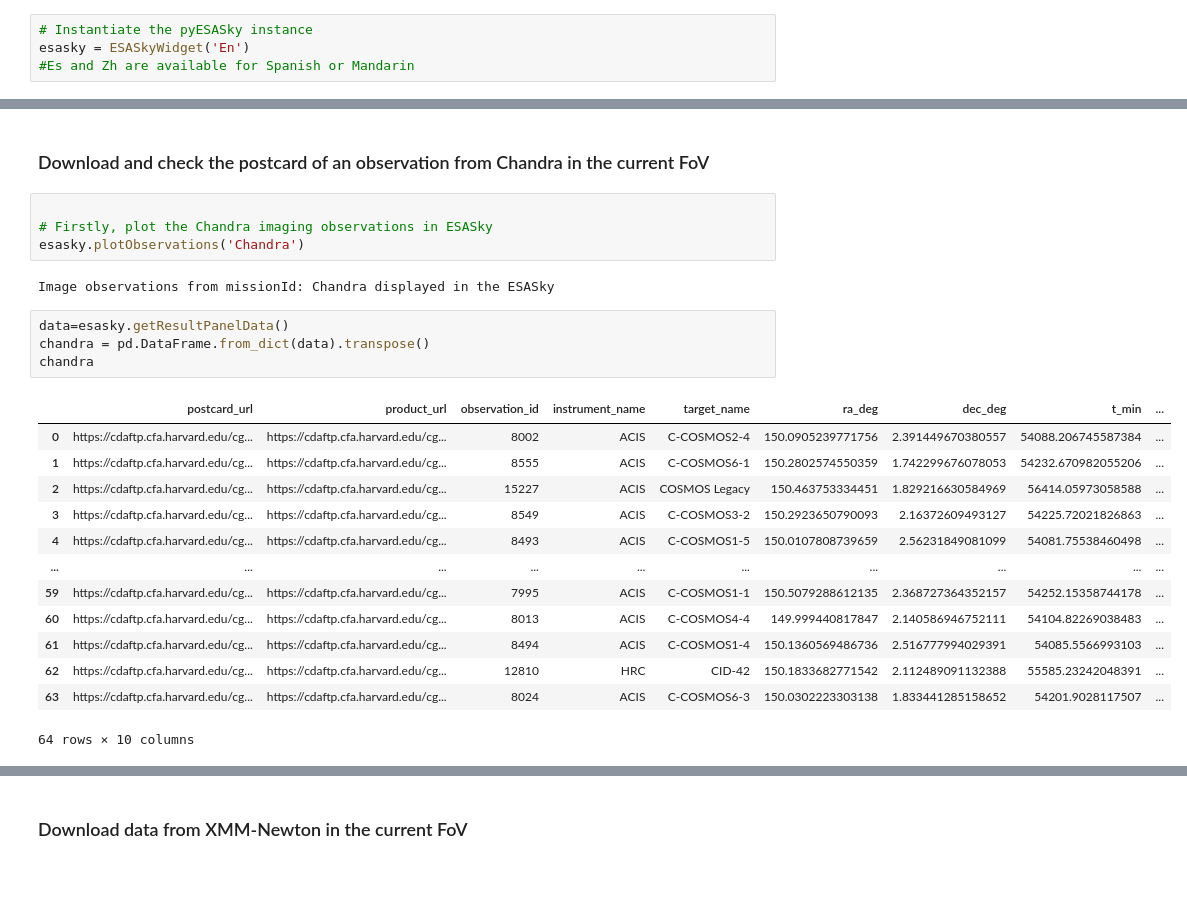
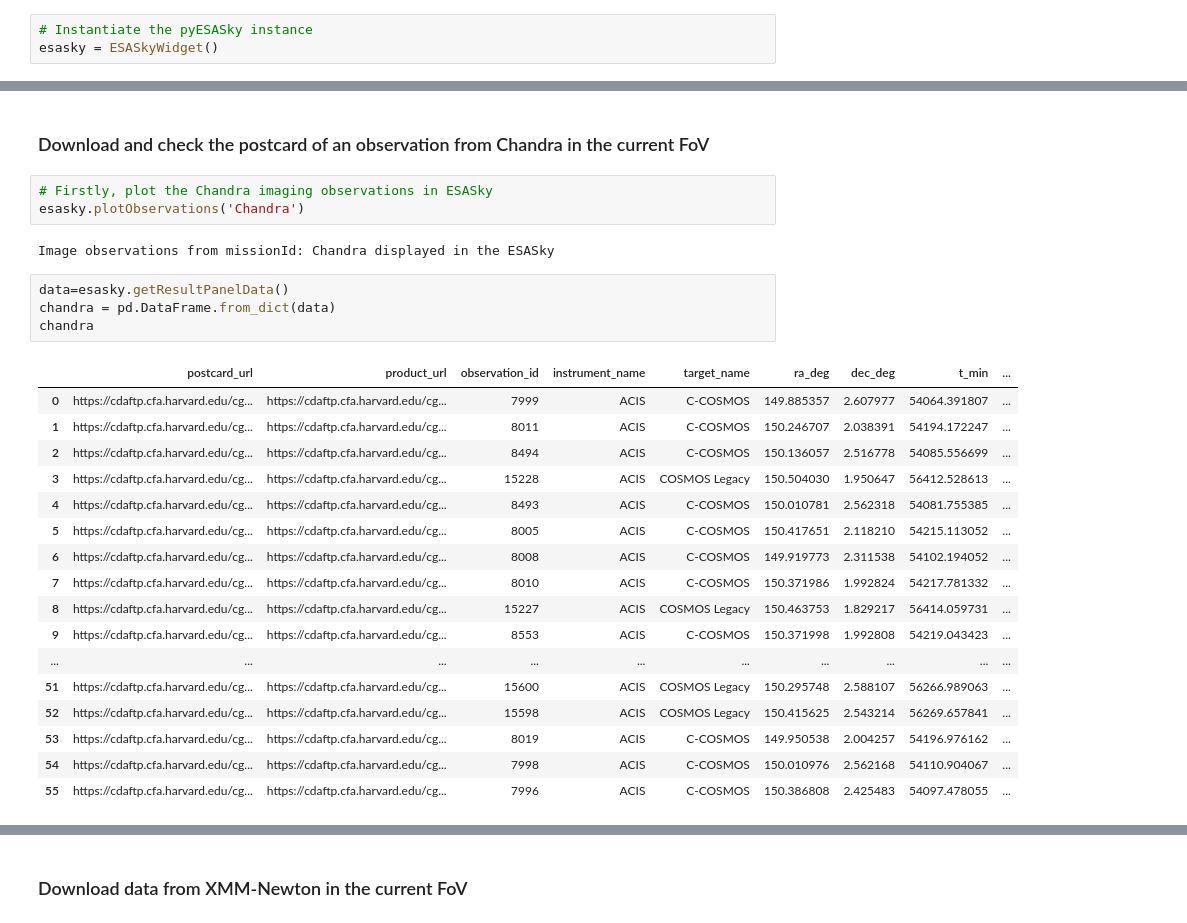
Before and after one commit to esdc-esac-esa-int/pyesasky, a Jupyter notebook: samples/What_can_you_do_with_pyESASky.ipynb, the cells around one changed output, grey strips where cells are left out. Cells and saved outputs as stored; diff of their text form; blank space fills up the shorter version.

```diff
--- a/samples/What_can_you_do_with_pyESASky.ipynb
+++ b/samples/What_can_you_do_with_pyESASky.ipynb
@@ -33,8 +33,7 @@ from pyesasky import MetadataType
 import pandas as pd
 # %%
 # Instantiate the pyESASky instance
-esasky = ESASkyWidget('En')
-#Es and Zh are available for Spanish or Mandarin
+esasky = ESASkyWidget()
 # %% [markdown]
 All of the functions are now documented. Use the IPython ? magic to read about the function. Use tab to complete function names etc:
 # %%
@@ -158,29 +157,32 @@ HPPSC100
 # %% [markdown]
 ### Download and check the postcard of an observation from Chandra in the current FoV
 # %%
-
 # Firstly, plot the Chandra imaging observations in ESASky
 esasky.plotObservations('Chandra')
 # %% [output]
 Image observations from missionId: Chandra displayed in the ESASky
 # %%
 data=esasky.getResultPanelData()
-chandra = pd.DataFrame.from_dict(data).transpose()
+chandra = pd.DataFrame.from_dict(data)
 chandra
 # %% [output]
 |  | postcard_url | product_url | observation_id | instrument_name | target_name | ra_deg | dec_deg | t_min | ... |
-| 0 | https://cdaftp.cfa.harvard.edu/cg... | https://cdaftp.cfa.harvard.edu/cg... | 8002 | ACIS | C-COSMOS2-4 | 150.0905239771756 | 2.391449670380557 | 54088.206745587384 | ... |
-| 1 | https://cdaftp.cfa.harvard.edu/cg... | https://cdaftp.cfa.harvard.edu/cg... | 8555 | ACIS | C-COSMOS6-1 | 150.2802574550359 | 1.742299676078053 | 54232.670982055206 | ... |
-| 2 | https://cdaftp.cfa.harvard.edu/cg... | https://cdaftp.cfa.harvard.edu/cg... | 15227 | ACIS | COSMOS Legacy | 150.463753334451 | 1.829216630584969 | 56414.05973058588 | ... |
-| 3 | https://cdaftp.cfa.harvard.edu/cg... | https://cdaftp.cfa.harvard.edu/cg... | 8549 | ACIS | C-COSMOS3-2 | 150.2923650790093 | 2.16372609493127 | 54225.72021826863 | ... |
-| 4 | https://cdaftp.cfa.harvard.edu/cg... | https://cdaftp.cfa.harvard.edu/cg... | 8493 | ACIS | C-COSMOS1-5 | 150.0107808739659 | 2.56231849081099 | 54081.75538460498 | ... |
+| 0 | https://cdaftp.cfa.harvard.edu/cg... | https://cdaftp.cfa.harvard.edu/cg... | 7999 | ACIS | C-COSMOS | 149.885357 | 2.607977 | 54064.391807 | ... |
+| 1 | https://cdaftp.cfa.harvard.edu/cg... | https://cdaftp.cfa.harvard.edu/cg... | 8011 | ACIS | C-COSMOS | 150.246707 | 2.038391 | 54194.172247 | ... |
+| 2 | https://cdaftp.cfa.harvard.edu/cg... | https://cdaftp.cfa.harvard.edu/cg... | 8494 | ACIS | C-COSMOS | 150.136057 | 2.516778 | 54085.556699 | ... |
+| 3 | https://cdaftp.cfa.harvard.edu/cg... | https://cdaftp.cfa.harvard.edu/cg... | 15228 | ACIS | COSMOS Legacy | 150.504030 | 1.950647 | 56412.528613 | ... |
+| 4 | https://cdaftp.cfa.harvard.edu/cg... | https://cdaftp.cfa.harvard.edu/cg... | 8493 | ACIS | C-COSMOS | 150.010781 | 2.562318 | 54081.755385 | ... |
+| 5 | https://cdaftp.cfa.harvard.edu/cg... | https://cdaftp.cfa.harvard.edu/cg... | 8005 | ACIS | C-COSMOS | 150.417651 | 2.118210 | 54215.113052 | ... |
+| 6 | https://cdaftp.cfa.harvard.edu/cg... | https://cdaftp.cfa.harvard.edu/cg... | 8008 | ACIS | C-COSMOS | 149.919773 | 2.311538 | 54102.194052 | ... |
+| 7 | https://cdaftp.cfa.harvard.edu/cg... | https://cdaftp.cfa.harvard.edu/cg... | 8010 | ACIS | C-COSMOS | 150.371986 | 1.992824 | 54217.781332 | ... |
+| 8 | https://cdaftp.cfa.harvard.edu/cg... | https://cdaftp.cfa.harvard.edu/cg... | 15227 | ACIS | COSMOS Legacy | 150.463753 | 1.829217 | 56414.059731 | ... |
+| 9 | https://cdaftp.cfa.harvard.edu/cg... | https://cdaftp.cfa.harvard.edu/cg... | 8553 | ACIS | C-COSMOS | 150.371998 | 1.992808 | 54219.043423 | ... |
 | ... | ... | ... | ... | ... | ... | ... | ... | ... | ... |
-| 59 | https://cdaftp.cfa.harvard.edu/cg... | https://cdaftp.cfa.harvard.edu/cg... | 7995 | ACIS | C-COSMOS1-1 | 150.5079288612135 | 2.368727364352157 | 54252.15358744178 | ... |
-| 60 | https://cdaftp.cfa.harvard.edu/cg... | https://cdaftp.cfa.harvard.edu/cg... | 8013 | ACIS | C-COSMOS4-4 | 149.999440817847 | 2.140586946752111 | 54104.82269038483 | ... |
-| 61 | https://cdaftp.cfa.harvard.edu/cg... | https://cdaftp.cfa.harvard.edu/cg... | 8494 | ACIS | C-COSMOS1-4 | 150.1360569486736 | 2.516777994029391 | 54085.5566993103 | ... |
-| 62 | https://cdaftp.cfa.harvard.edu/cg... | https://cdaftp.cfa.harvard.edu/cg... | 12810 | HRC | CID-42 | 150.1833682771542 | 2.112489091132388 | 55585.23242048391 | ... |
-| 63 | https://cdaftp.cfa.harvard.edu/cg... | https://cdaftp.cfa.harvard.edu/cg... | 8024 | ACIS | C-COSMOS6-3 | 150.0302223303138 | 1.833441285158652 | 54201.9028117507 | ... |
+| 51 | https://cdaftp.cfa.harvard.edu/cg... | https://cdaftp.cfa.harvard.edu/cg... | 15600 | ACIS | COSMOS Legacy | 150.295748 | 2.588107 | 56266.989063 | ... |
+| 52 | https://cdaftp.cfa.harvard.edu/cg... | https://cdaftp.cfa.harvard.edu/cg... | 15598 | ACIS | COSMOS Legacy | 150.415625 | 2.543214 | 56269.657841 | ... |
+| 53 | https://cdaftp.cfa.harvard.edu/cg... | https://cdaftp.cfa.harvard.edu/cg... | 8019 | ACIS | C-COSMOS | 149.950538 | 2.004257 | 54196.976162 | ... |
+| 54 | https://cdaftp.cfa.harvard.edu/cg... | https://cdaftp.cfa.harvard.edu/cg... | 7998 | ACIS | C-COSMOS | 150.010976 | 2.562168 | 54110.904067 | ... |
+| 55 | https://cdaftp.cfa.harvard.edu/cg... | https://cdaftp.cfa.harvard.edu/cg... | 7996 | ACIS | C-COSMOS | 150.386808 | 2.425483 | 54097.478055 | ... |
-64 rows × 10 columns
 # %%
 # plot one of the Chandra observation postcards:
 from IPython.display import Image
```
Also changed, not shown: parts of 45 cells of this notebook.
